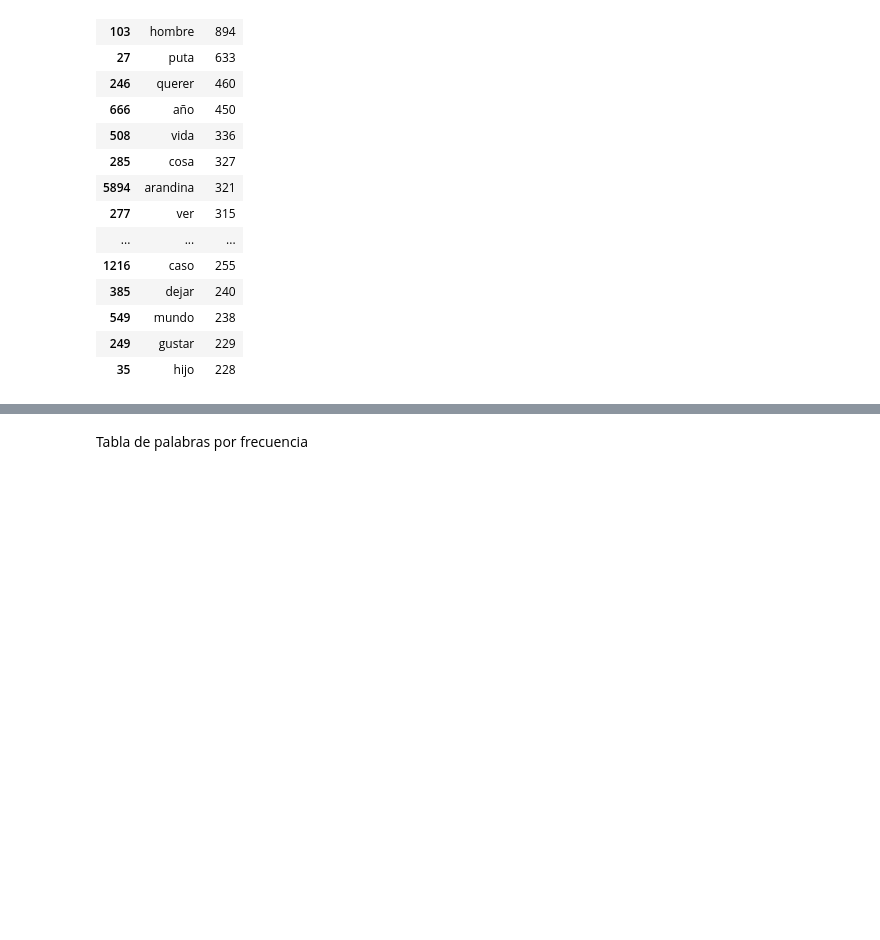
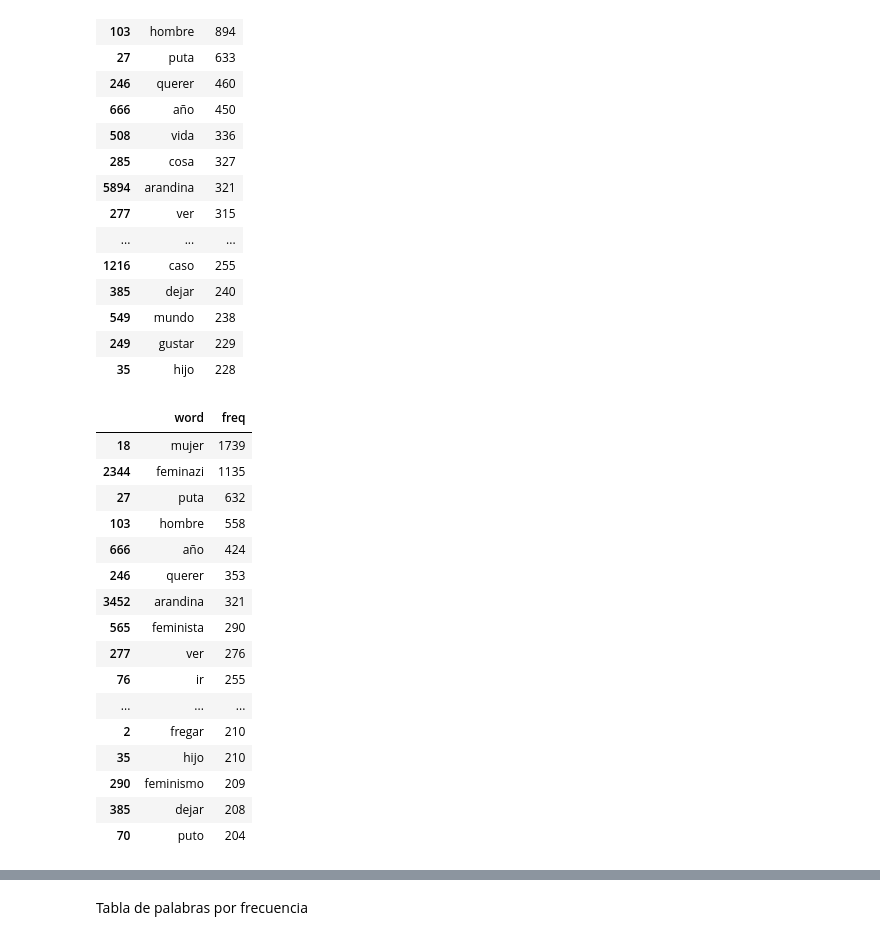
Before and after one commit to PacoBahena/hate_detection, a Jupyter notebook: ia_hate/eda/eda.ipynb, the cells around one changed output, grey strips where cells are left out. Cells and saved outputs as stored; diff of their text form; code cells hidden in the pictures; blank space fills up the shorter version.

```diff
--- a/ia_hate/eda/eda.ipynb
+++ b/ia_hate/eda/eda.ipynb
@@ -220,3 +288,23 @@ most_freq_lemma.head(20)
 | 549 | mundo | 238 |
 | 249 | gustar | 229 |
 | 35 | hijo | 228 |
+# %%
+most_freq_lemma_violent.head(20)
+# %% [output]
+|  | word | freq |
+| 18 | mujer | 1739 |
+| 2344 | feminazi | 1135 |
+| 27 | puta | 632 |
+| 103 | hombre | 558 |
+| 666 | año | 424 |
+| 246 | querer | 353 |
+| 3452 | arandina | 321 |
+| 565 | feminista | 290 |
+| 277 | ver | 276 |
+| 76 | ir | 255 |
+| ... | ... | ... |
+| 2 | fregar | 210 |
+| 35 | hijo | 210 |
+| 290 | feminismo | 209 |
+| 385 | dejar | 208 |
+| 70 | puto | 204 |
```
Also changed, not shown: parts of 19 cells of this notebook, 2 other files.
